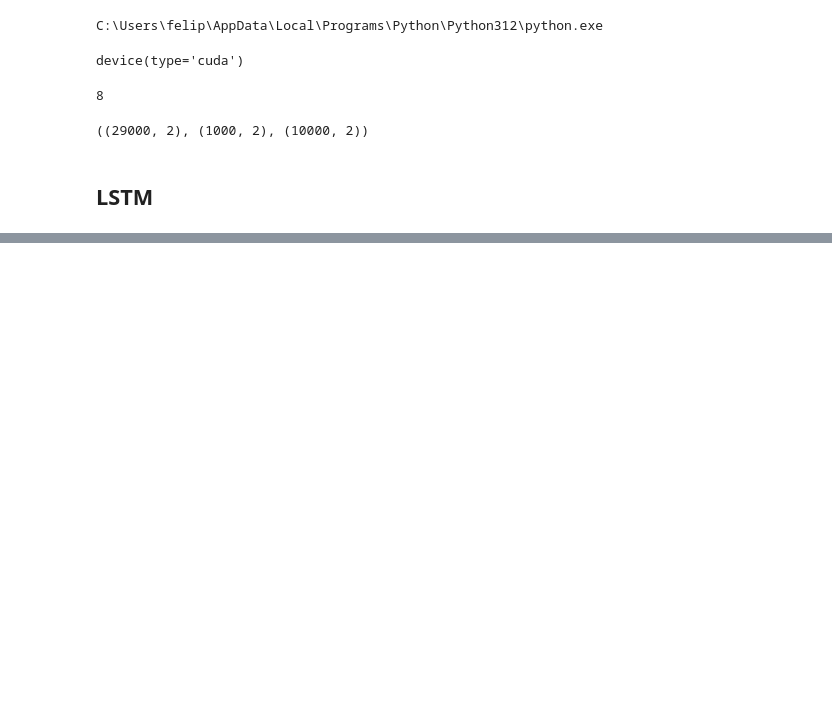
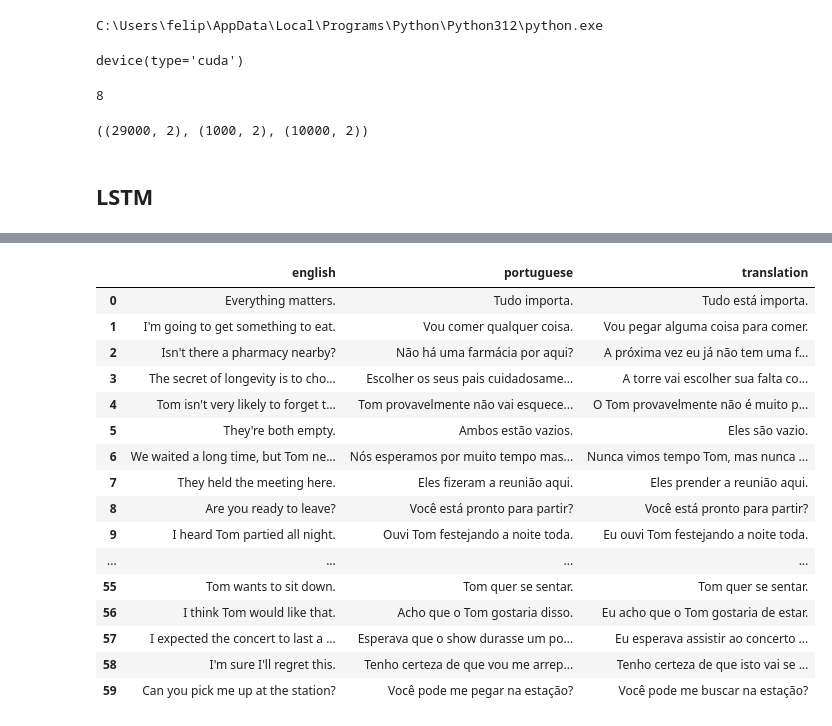
Before and after one commit to FelipeBuzato/Machine-Translation, a Jupyter notebook: notebooks/Machine Translation.ipynb, the cells around one changed output, grey strips where cells are left out. Drawn from its saved outputs; the diff is of its cells as text; code cells hidden in the pictures; blank space fills up the shorter version.

```diff
--- a/notebooks/Machine Translation.ipynb
+++ b/notebooks/Machine Translation.ipynb
@@ -172,0 +103,9 @@ Time decodig test:  0.08709025382995605
+# %%
+# DL Pipeline
+params = {'model_name': "Transformer", 'tokenizer_method': "full words", 'vocab_size': 3000, 'max_length': 30, 'embedding_dim': 256,
+          'n_heads': 8, 'num_encoder_layers': 2, 'num_decoder_layers': 2, 'dim_feed_forward': 512, 'dropout': 0.1, 'max_length_decoded': 30,
+          'lr': 1e-3, 'epochs': 1, 'batch_size': 256}
+params['device'] = "gpu"
+
+pipeline = Pipeline(**params)
+pipeline
@@ -172,0 +124,23 @@ Time decodig test:  0.08709025382995605
+# %%
+## Hyper-parameter tunning
+cv = CrossValidation(pipeline=clone(pipeline))
+
+param_grid = {
+    'tokenizer_method': ["full words"],
+    'max_length': [30],
+    'max_length_decoded': [30],
+    'vocab_size': [4000],
+    'embedding_dim': [256],
+    'n_heads': [8],
+    'num_encoder_layers': [4],
+    'num_decoder_layers': [4],
+    'dim_feed_forward': [1024],
+    'dropout': [0.1],
+    'lr': [5e-4],
+    'epochs': [1],
+    'batch_size': [128]
+}
+
+cv_trans_results, loss_curves, _ = cv.hyper_param_tune_one_fold(X_train, y_train, X_test, y_test, param_grid,
+                                                               reduced=True, train_size=10000, return_loss_curves=True)
+cv_trans_results
@@ -172,0 +177,4 @@ Time decodig test:  0.08709025382995605
+# %%
+cv.pipeline.set_params(epochs=120, tokenizer_method="sentencepiece")
+cv.pipeline.fit(X_train, y_train)
+cv.pipeline.save("translatorTransformer2.pt")
@@ -172,0 +239,20 @@ Time decodig test:  0.08709025382995605
+# %%
+preds_df.head(60)
+# %% [output]
+|  | english | portuguese | translation |
+| 0 | Everything matters. | Tudo importa. | Tudo está importa. |
+| 1 | I'm going to get something to eat. | Vou comer qualquer coisa. | Vou pegar alguma coisa para comer. |
+| 2 | Isn't there a pharmacy nearby? | Não há uma farmácia por aqui? | A próxima vez eu já não tem uma f... |
+| 3 | The secret of longevity is to cho... | Escolher os seus pais cuidadosame... | A torre vai escolher sua falta co... |
+| 4 | Tom isn't very likely to forget t... | Tom provavelmente não vai esquece... | O Tom provavelmente não é muito p... |
+| 5 | They're both empty. | Ambos estão vazios. | Eles são vazio. |
+| 6 | We waited a long time, but Tom ne... | Nós esperamos por muito tempo mas... | Nunca vimos tempo Tom, mas nunca ... |
+| 7 | They held the meeting here. | Eles fizeram a reunião aqui. | Eles prender a reunião aqui. |
+| 8 | Are you ready to leave? | Você está pronto para partir? | Você está pronto para partir? |
+| 9 | I heard Tom partied all night. | Ouvi Tom festejando a noite toda. | Eu ouvi Tom festejando a noite toda. |
+| ... | ... | ... | ... |
+| 55 | Tom wants to sit down. | Tom quer se sentar. | Tom quer se sentar. |
+| 56 | I think Tom would like that. | Acho que o Tom gostaria disso. | Eu acho que o Tom gostaria de estar. |
+| 57 | I expected the concert to last a ... | Esperava que o show durasse um po... | Eu esperava assistir ao concerto ... |
+| 58 | I'm sure I'll regret this. | Tenho certeza de que vou me arrep... | Tenho certeza de que isto vai se ... |
+| 59 | Can you pick me up at the station? | Você pode me pegar na estação? | Você pode me buscar na estação? |
```
Also changed, not shown: parts of 15 cells of this notebook, 7 other files.
